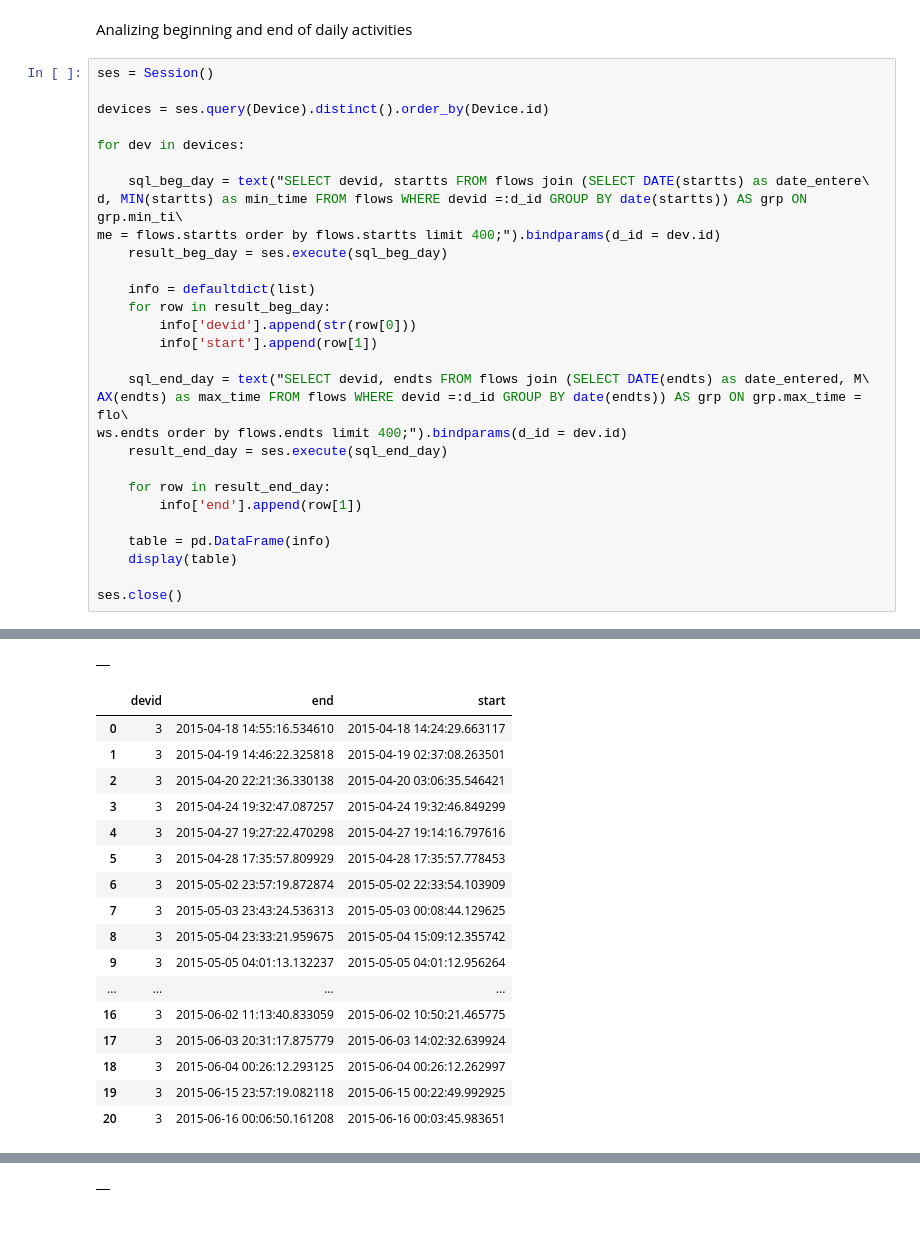
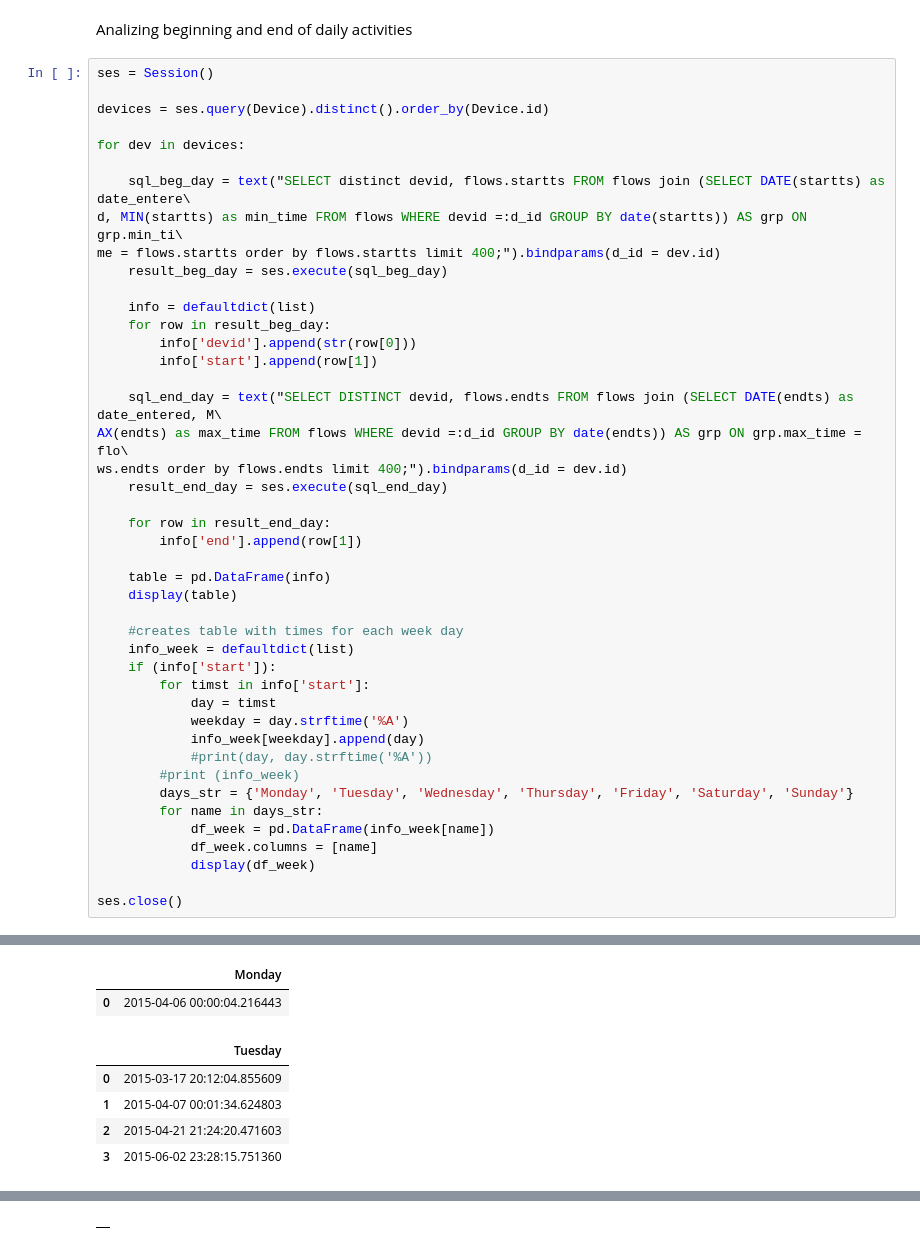
Before and after one commit to malelu92/ucnstudy_analysis, a Jupyter notebook: userStudy.ipynb, the cells around one changed output, grey strips where cells are left out. Saved outputs shown, nothing was run; the diff lists cells and outputs as text; blank space fills up the shorter version.

Commit message:
writing tables per day for starting times

```diff
--- a/userStudy.ipynb
+++ b/userStudy.ipynb
@@ -66,7 +66,7 @@ devices = ses.query(Device).distinct().order_by(Device.id)
 
 for dev in devices:
 
-    sql_beg_day = text("SELECT devid, startts FROM flows join (SELECT DATE(startts) as date_entere\
+    sql_beg_day = text("SELECT distinct devid, flows.startts FROM flows join (SELECT DATE(startts) as date_entere\
 d, MIN(startts) as min_time FROM flows WHERE devid =:d_id GROUP BY date(startts)) AS grp ON grp.min_ti\
 me = flows.startts order by flows.startts limit 400;").bindparams(d_id = dev.id)
     result_beg_day = ses.execute(sql_beg_day)
@@ -76,51 +76,55 @@ me = flows.startts order by flows.startts limit 400;").bindparams(d_id = dev.id)
         info['devid'].append(str(row[0]))
         info['start'].append(row[1])
 
-    sql_end_day = text("SELECT devid, endts FROM flows join (SELECT DATE(endts) as date_entered, M\
+    sql_end_day = text("SELECT DISTINCT devid, flows.endts FROM flows join (SELECT DATE(endts) as date_entered, M\
 AX(endts) as max_time FROM flows WHERE devid =:d_id GROUP BY date(endts)) AS grp ON grp.max_time = flo\
 ws.endts order by flows.endts limit 400;").bindparams(d_id = dev.id)
     result_end_day = ses.execute(sql_end_day)
 
     for row in result_end_day:
         info['end'].append(row[1])
 
     table = pd.DataFrame(info)
     display(table)
 
+    #creates table with times for each week day
+    info_week = defaultdict(list)
+    if (info['start']):
+        for timst in info['start']:
+            day = timst
+            weekday = day.strftime('%A')
+            info_week[weekday].append(day)
+            #print(day, day.strftime('%A'))
+        #print (info_week)
+        days_str = {'Monday', 'Tuesday', 'Wednesday', 'Thursday', 'Friday', 'Saturday',	'Sunday'}
+        for name in days_str:
+            df_week = pd.DataFrame(info_week[name])
+            df_week.columns = [name]
+            display(df_week)
+
 ses.close()
 # %% [output]
 |  | devid | end | start |
 | 0 | 1 | 2015-03-05 13:47:02.622617 | 2015-03-05 10:31:16.214518 |
 | 1 | 1 | 2015-03-06 16:39:06.818626 | 2015-03-06 14:22:11.114880 |
 | 2 | 1 | 2015-03-07 23:49:01.854332 | 2015-03-07 10:18:58.578948 |
 | 3 | 1 | 2015-03-17 23:45:08.831911 | 2015-03-17 20:12:04.855609 |
 | 4 | 1 | 2015-03-19 23:59:57.428200 | 2015-03-19 01:34:56.387976 |
 | 5 | 1 | 2015-03-20 00:15:32.173448 | 2015-03-20 00:01:01.113738 |
 | 6 | 1 | 2015-03-21 23:59:46.475630 | 2015-03-21 08:13:44.100283 |
 | 7 | 1 | 2015-03-22 00:16:23.540436 | 2015-03-22 00:00:15.879419 |
 | 8 | 1 | 2015-03-25 00:17:01.372017 | 2015-03-25 00:01:57.562157 |
 | 9 | 1 | 2015-03-28 22:04:24.233281 | 2015-03-28 22:04:24.120179 |
 | ... | ... | ... | ... |
 | 19 | 1 | 2015-05-02 22:33:54.185173 | 2015-05-02 01:26:47.042386 |
 | 20 | 1 | 2015-05-03 01:05:13.558750 | 2015-05-03 01:05:13.336666 |
 | 21 | 1 | 2015-06-02 23:28:15.951495 | 2015-06-02 23:28:15.751360 |
 | 22 | 1 | 2015-06-03 21:34:28.645436 | 2015-06-03 21:34:28.451780 |
 | 23 | 1 | 2015-06-04 22:02:58.394108 | 2015-06-04 22:02:58.150729 |
-|  |
+|  | Monday |
+| 0 | 2015-04-06 00:00:04.216443 |
-|  | devid | end | start |
-| 0 | 3 | 2015-04-18 14:55:16.534610 | 2015-04-18 14:24:29.663117 |
-| 1 | 3 | 2015-04-19 14:46:22.325818 | 2015-04-19 02:37:08.263501 |
-| 2 | 3 | 2015-04-20 22:21:36.330138 | 2015-04-20 03:06:35.546421 |
-| 3 | 3 | 2015-04-24 19:32:47.087257 | 2015-04-24 19:32:46.849299 |
-| 4 | 3 | 2015-04-27 19:27:22.470298 | 2015-04-27 19:14:16.797616 |
-| 5 | 3 | 2015-04-28 17:35:57.809929 | 2015-04-28 17:35:57.778453 |
-| 6 | 3 | 2015-05-02 23:57:19.872874 | 2015-05-02 22:33:54.103909 |
-| 7 | 3 | 2015-05-03 23:43:24.536313 | 2015-05-03 00:08:44.129625 |
-| 8 | 3 | 2015-05-04 23:33:21.959675 | 2015-05-04 15:09:12.355742 |
-| 9 | 3 | 2015-05-05 04:01:13.132237 | 2015-05-05 04:01:12.956264 |
-| ... | ... | ... | ... |
-| 16 | 3 | 2015-06-02 11:13:40.833059 | 2015-06-02 10:50:21.465775 |
-| 17 | 3 | 2015-06-03 20:31:17.875779 | 2015-06-03 14:02:32.639924 |
-| 18 | 3 | 2015-06-04 00:26:12.293125 | 2015-06-04 00:26:12.262997 |
-| 19 | 3 | 2015-06-15 23:57:19.082118 | 2015-06-15 00:22:49.992925 |
-| 20 | 3 | 2015-06-16 00:06:50.161208 | 2015-06-16 00:03:45.983651 |
+|  | Tuesday |
+| 0 | 2015-03-17 20:12:04.855609 |
+| 1 | 2015-04-07 00:01:34.624803 |
+| 2 | 2015-04-21 21:24:20.471603 |
+| 3 | 2015-06-02 23:28:15.751360 |
```
Also changed, not shown: parts of 2 cells of this notebook, 2 other files.
